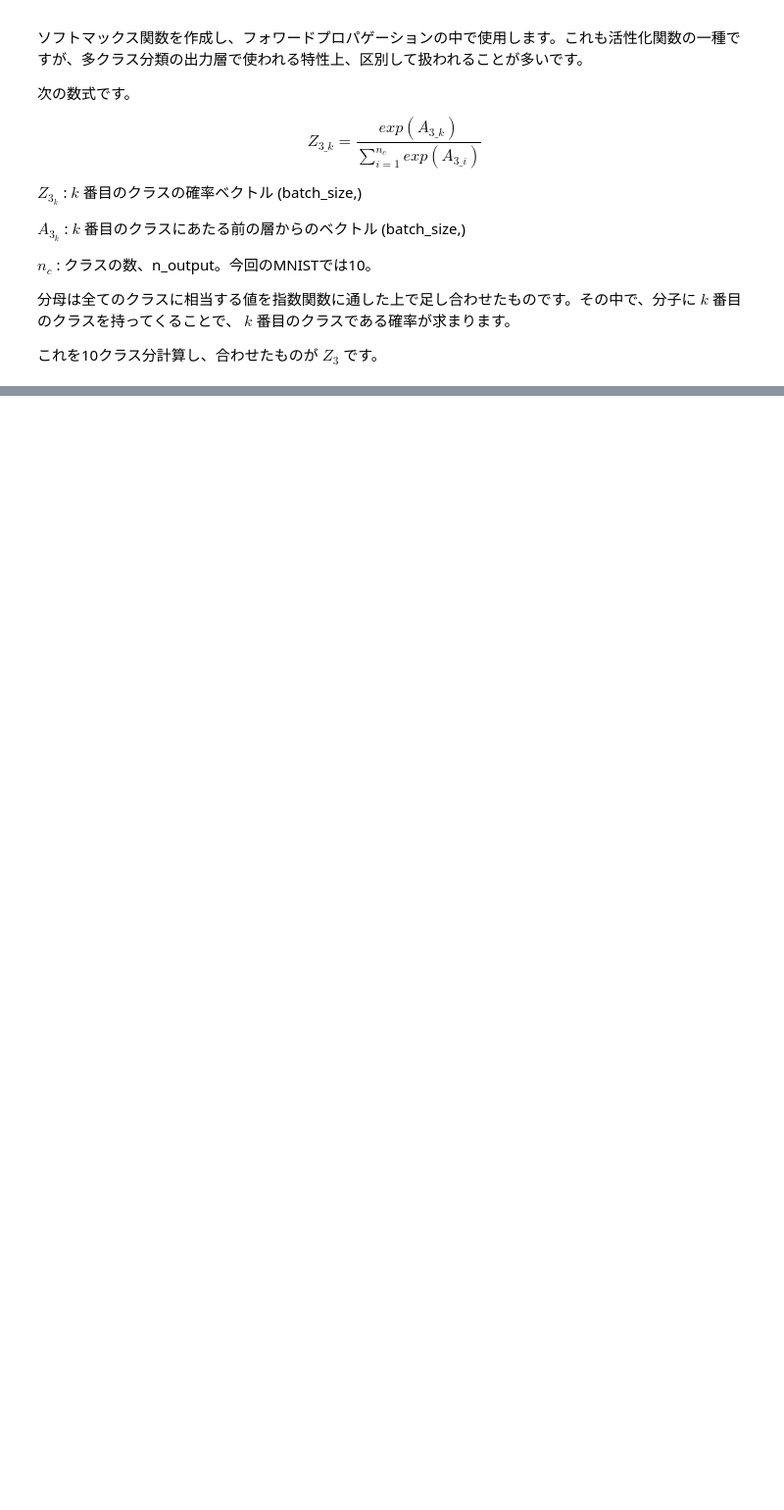
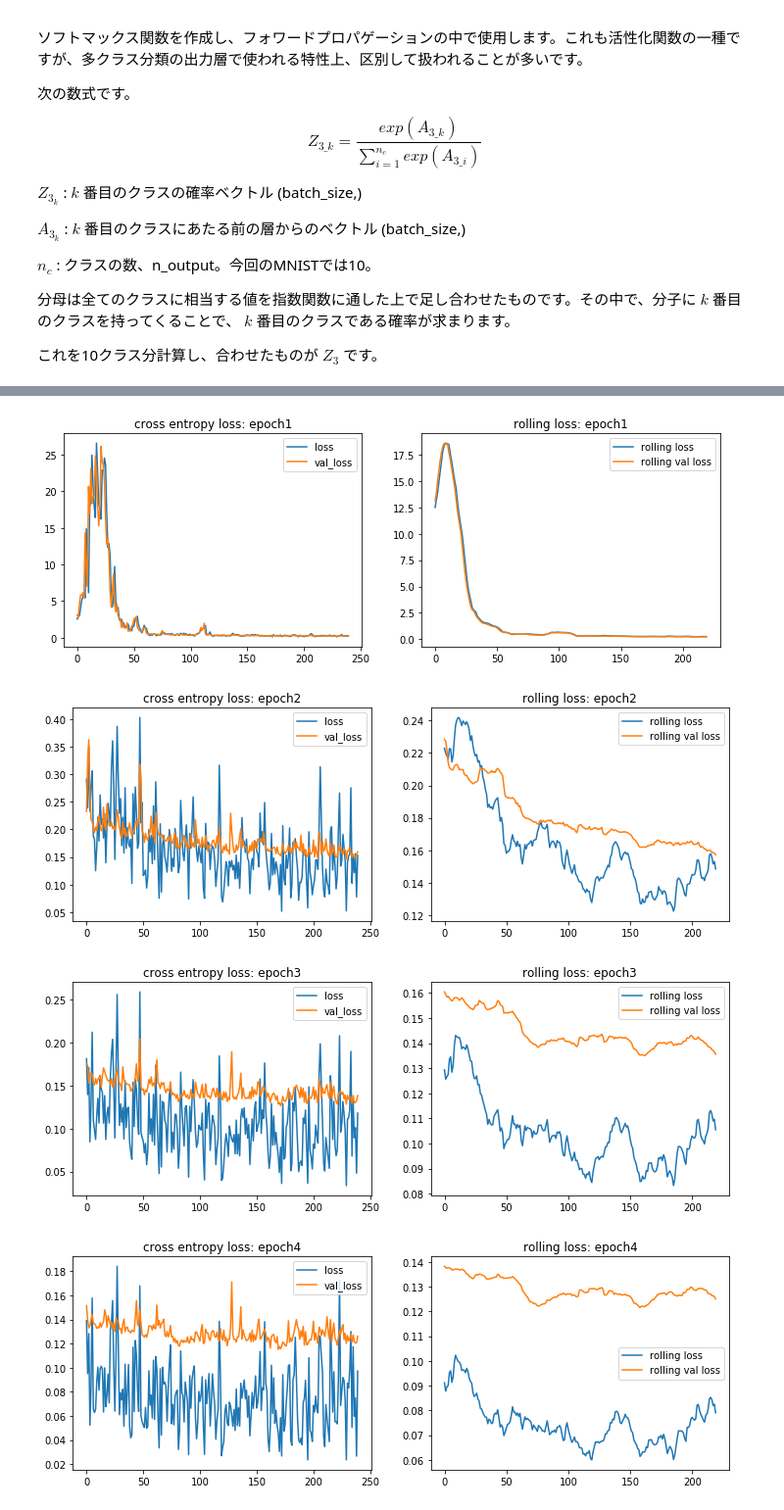
Before and after one commit to taiki-nakaso/diveintocode-ml, a Jupyter notebook: src/term2/sprint9/sprint9.ipynb, the cells around one changed output, grey strips where cells are left out. Shown at 98% size. Cells and saved outputs as stored; diff of their text form; code cells hidden in the pictures; blank space fills up the shorter version.

```diff
--- a/src/term2/sprint9/sprint9.ipynb
+++ b/src/term2/sprint9/sprint9.ipynb
@@ -486,0 +1192,3 @@ $n_c$ : クラスの数、n_output。今回のMNISTでは10。
+# %%
+scratchNN = ScratchSimpleNeuralNetrowkClassifier(alpha=0.003, sigma=0.1, batch_size=200, epoch=10, verbose = True)
+scratchNN.fit(X_train, y_train, X_test, y_test)
@@ -486,0 +1213,6 @@ $n_c$ : クラスの数、n_output。今回のMNISTでは10。
+# %%
+from sklearn.metrics import accuracy_score
+y_test_pred = scratchNN.predict(X_test)
+print(y_test_pred)
+print(y_test)
+print(f'Accuracy: {accuracy_score(y_test, y_test_pred)}')
@@ -486,0 +1223,4 @@ $n_c$ : クラスの数、n_output。今回のMNISTでは10。
+# %%
+from sklearn.metrics import confusion_matrix
+conf_m = confusion_matrix(y_test, y_test_pred)
+print(conf_m)
@@ -486,0 +1238,6 @@ $n_c$ : クラスの数、n_output。今回のMNISTでは10。
+# %%
+sample_sum = np.sum(conf_m, axis=1)
+for i in range(conf_m.shape[0]):
+    correct = conf_m[i][i]
+    incorrect = sample_sum[i] - correct
+    print(f'{i}: {correct}:{incorrect} {correct/sample_sum[i]:.2%}')
@@ -486,0 +1266,40 @@ $n_c$ : クラスの数、n_output。今回のMNISTでは10。
+# %%
+import matplotlib.pyplot as plt
+%matplotlib inline
+
+# エポック単位
+for i in range(scratchNN.epoch):
+    fig = plt.figure(figsize=(12, 4))
+    ax1 = fig.add_subplot(121)
+    plt.title(f'cross entropy loss: epoch{i+1}')
+    plt.plot(range(len(scratchNN.loss[i])), scratchNN.loss[i], label='loss')
+    plt.plot(range(len(scratchNN.val_loss[i])), scratchNN.val_loss[i], label='val_loss')
+    plt.legend()
+
+    ## 移動平均
+    ax2 = fig.add_subplot(122)
+    rolling_loss = []
+    rolling_val_loss = []
+    window_size = 20
+    for j in range(len(scratchNN.loss[i])-window_size):
+        rolling_loss.append(sum(scratchNN.loss[i][j:j+window_size])/window_size)
+        rolling_val_loss.append(sum(scratchNN.val_loss[i][j:j+window_size])/window_size)
+    plt.title(f'rolling loss: epoch{i+1}')
+    plt.plot(range(len(rolling_loss)), rolling_loss, label='rolling loss')
+    plt.plot(range(len(rolling_val_loss)), rolling_val_loss, label='rolling val loss')
+    plt.legend()
+
+    plt.show()
+
+# 全体
+plt.title('cross entropy loss: all')
+plt.plot(range(len(sum(scratchNN.loss, []))), sum(scratchNN.loss, []), label='loss')
+plt.plot(range(len(sum(scratchNN.val_loss, []))), sum(scratchNN.val_loss, []), label='val_loss')
+
+plt.legend()
+plt.show()
+# %% [output]
+[figure, added]
+[figure, added]
+[figure, added]
+[figure, added]
```
Also changed, not shown: parts of 28 cells of this notebook.
